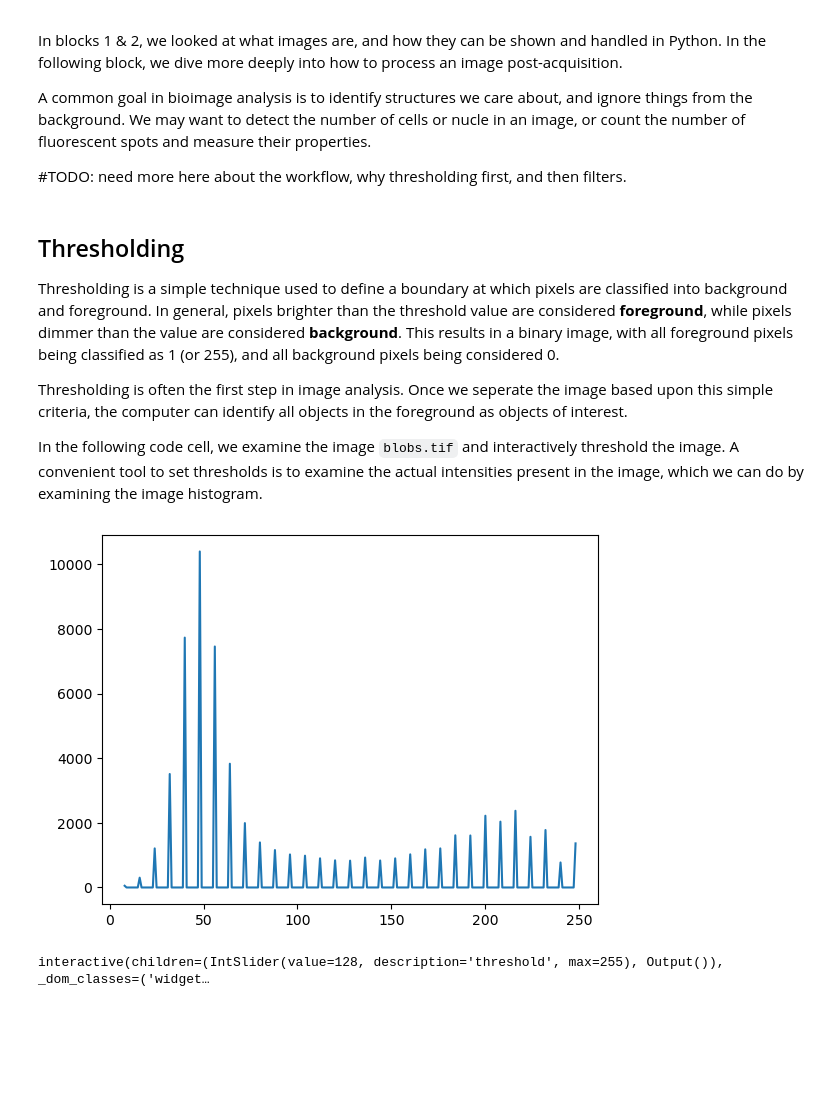
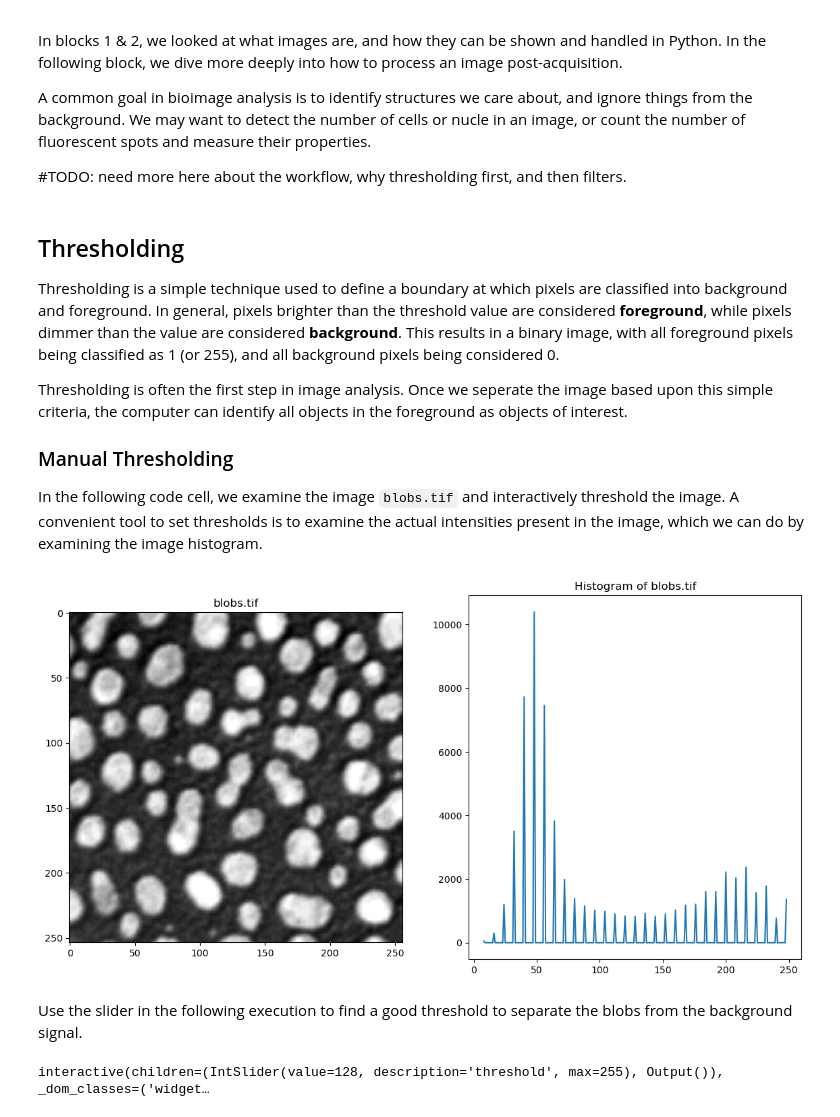
Before and after one commit to m-albert/mnb-image-analysis, a Jupyter notebook: materials/image_processing/image_processing.ipynb, the cells around one changed output. Saved outputs shown, nothing was run; the diff lists cells and outputs as text; code cells hidden in the pictures; blank space fills up the shorter version.

Commit message:
More work on thresholding

```diff
--- a/materials/image_processing/image_processing.ipynb
+++ b/materials/image_processing/image_processing.ipynb
@@ -24,17 +24,26 @@ Thresholding is a simple technique used to define a boundary at which pixels are
 
 Thresholding is often the first step in image analysis. Once we seperate the image based upon this simple criteria, the computer can identify all objects in the foreground as objects of interest.
 
+### Manual Thresholding
 In the following code cell, we examine the image `blobs.tif` and interactively threshold the image. A convenient tool to set thresholds is to examine the actual intensities present in the image, which we can do by examining the image histogram.
 # %%
 # Open blobs.tif
 img_blobs = tifffile.imread("../../data/blobs.tif")
 # plt.imshow(img_blobs, cmap="gray")
 
 hist, bin_centers = exposure.histogram(img_blobs)
-plt.plot(bin_centers, hist)
+
+_, ax = plt.subplots(1, 2, figsize=(14, 7))
+ax[0].imshow(img_blobs, cmap="gray")
+ax[0].set_title("blobs.tif")
+ax[1].set_title("Histogram of blobs.tif")
+ax[1].plot(bin_centers, hist)
+# plt.plot(bin_centers, hist)
 plt.show()
 # %% [output]
-[figure, old version]
+[figure, new version]
+# %% [markdown]
+Use the slider in the following execution to find a good threshold to separate the blobs from the background signal.
 # %%
 @interact(threshold=(0, 255, 1))
 def apply_threshold(threshold=128):
```
Also changed, not shown: parts of 5 cells of this notebook.
